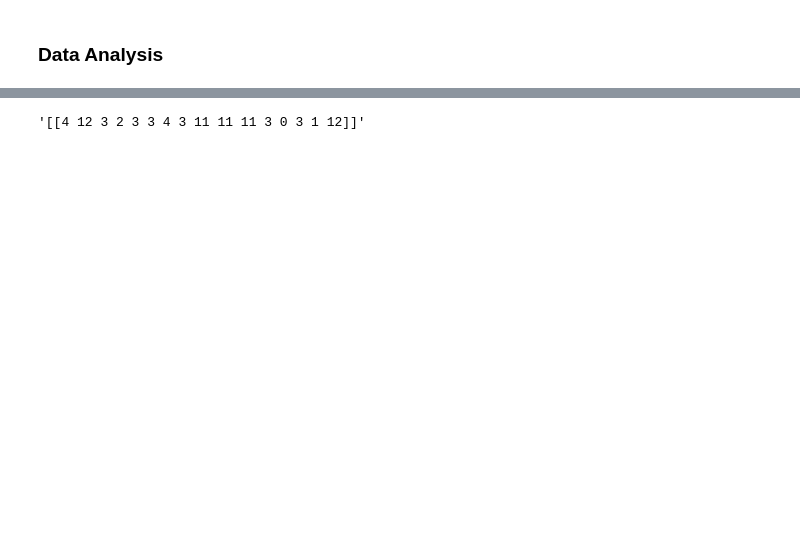
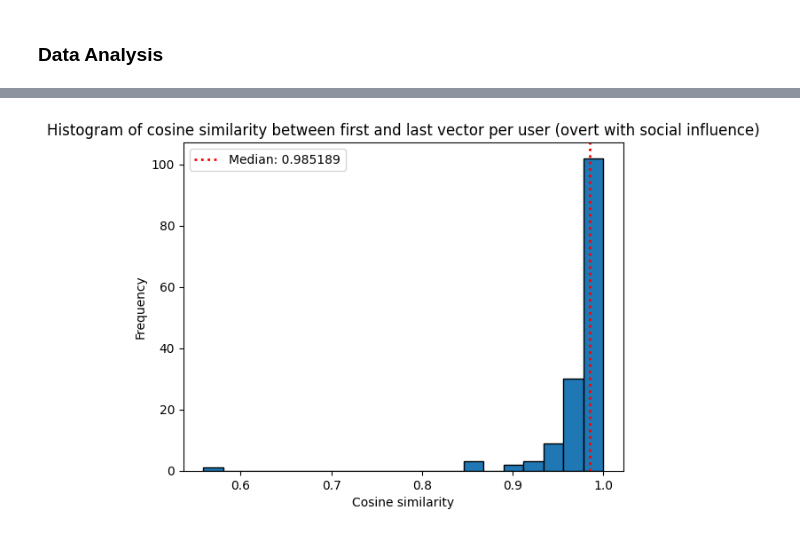
Before and after one commit to jamonbri/master_thesis, a Jupyter notebook: project/results_analysis.ipynb, the cells around one changed output, grey strips where cells are left out. Cells and saved outputs as stored; diff of their text form; code cells hidden in the pictures; blank space fills up the shorter version.

```diff
--- a/project/results_analysis.ipynb
+++ b/project/results_analysis.ipynb
@@ -233,4 +77,8 @@ normalized_vectors_df.head(10)
-# %%
-user_max_diff_initial_vector
-# %% [output]
-'[[4 12 3 2 3 3 4 3 11 11 11 3 0 3 1 12]]'
+# %%
+# Plot vector differences for overt with social influence model
+
+df_results_overt_w_si = pd.concat(dfs_results_overt_w_si)
+df_results_overt_w_si_filtered = df_results_overt_w_si.groupby(["AgentID"]).vector_diff.mean().reset_index()
+plot_vector_diffs(df=df_results_overt_w_si_filtered, model="overt with social influence")
+# %% [output]
+[figure, added]
```
Also changed, not shown: parts of 14 cells of this notebook, 2 other files.
